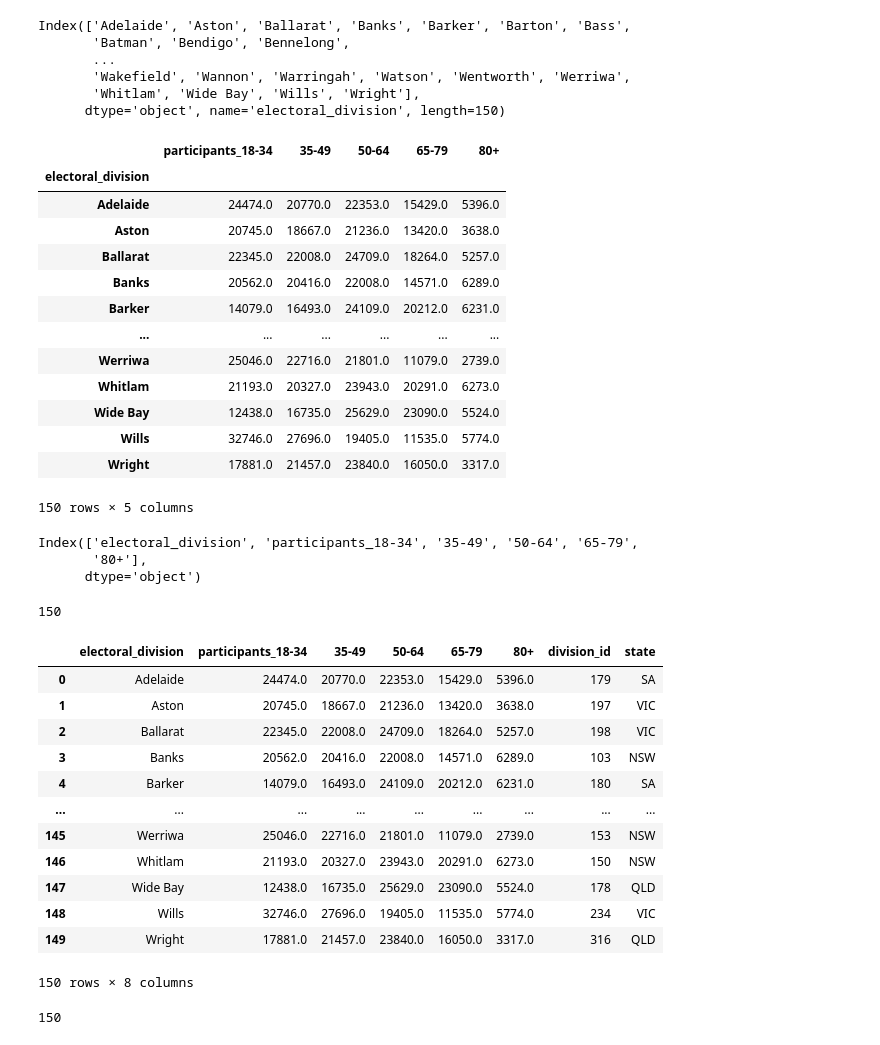
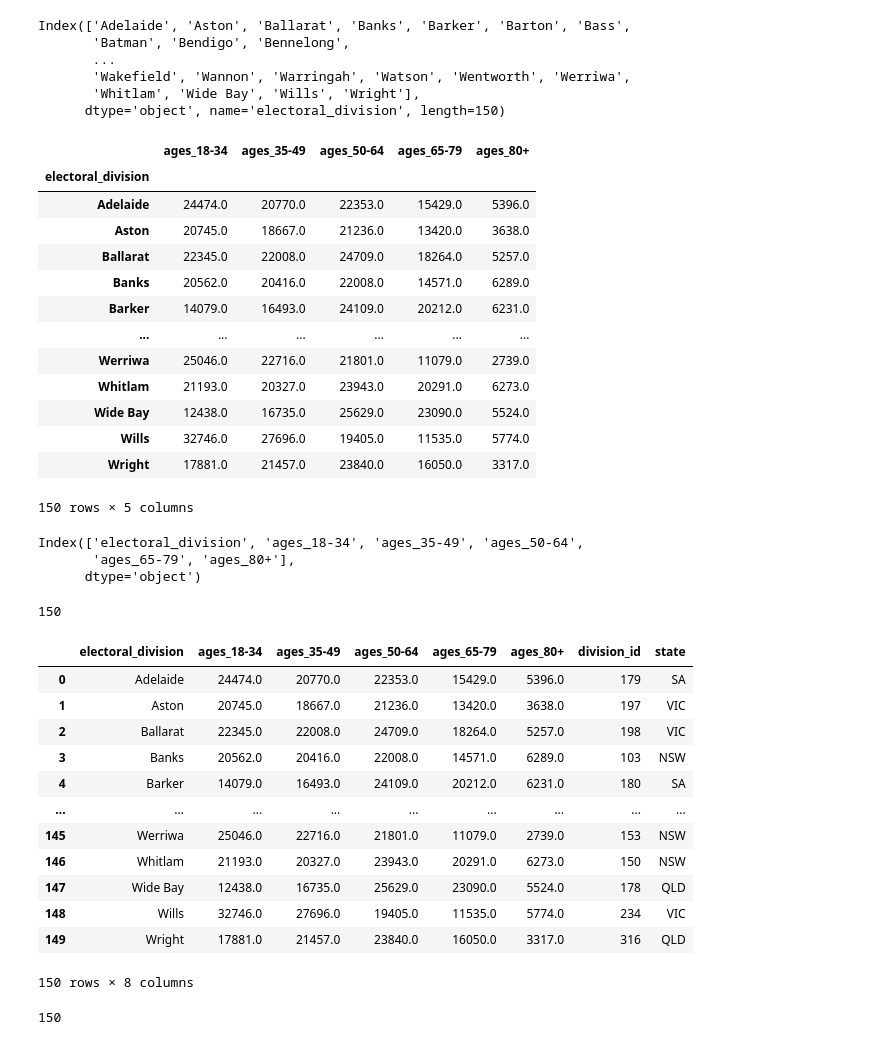
Before and after one commit to annewieggers/ETL-project, a Jupyter notebook: 07-extracting_transforming_marriage_postal_survey_by_age.ipynb, the cells around one changed output. Cells and saved outputs as stored; diff of their text form; code cells hidden in the pictures.

```diff
--- a/07-extracting_transforming_marriage_postal_survey_by_age.ipynb
+++ b/07-extracting_transforming_marriage_postal_survey_by_age.ipynb
@@ -212,10 +212,10 @@ Index(['Adelaide', 'Aston', 'Ballarat', 'Banks', 'Barker', 'Barton', 'Bass',
       dtype='object', name='electoral_division', length=150)
 # %%
 # renaming the columns
-participants_age.columns = ['participants_18-34', '35-49', '50-64', '65-79', '80+']
+participants_age.columns = ['ages_18-34', 'ages_35-49', 'ages_50-64', 'ages_65-79', 'ages_80+']
 participants_age
 # %% [output]
-|  | participants_18-34 | 35-49 | 50-64 | 65-79 | 80+ |
+|  | ages_18-34 | ages_35-49 | ages_50-64 | ages_65-79 | ages_80+ |
 | electoral_division |  |  |  |  |  |
 | Adelaide | 24474.0 | 20770.0 | 22353.0 | 15429.0 | 5396.0 |
 | Aston | 20745.0 | 18667.0 | 21236.0 | 13420.0 | 3638.0 |
@@ -234,8 +234,8 @@ participants_age
 participants_age = participants_age.reset_index(level=['electoral_division'])
 participants_age.columns
 # %% [output]
-Index(['electoral_division', 'participants_18-34', '35-49', '50-64', '65-79',
-       '80+'],
+Index(['electoral_division', 'ages_18-34', 'ages_35-49', 'ages_50-64',
+       'ages_65-79', 'ages_80+'],
       dtype='object')
 # %%
 # looking at the length of the dataframe before merging with division id
@@ -247,7 +247,7 @@ len(participants_age)
 combined_df = pd.merge(participants_age, id_df, how="outer", on="electoral_division")
 combined_df
 # %% [output]
-|  | electoral_division | participants_18-34 | 35-49 | 50-64 | 65-79 | 80+ | division_id | state |
+|  | electoral_division | ages_18-34 | ages_35-49 | ages_50-64 | ages_65-79 | ages_80+ | division_id | state |
 | 0 | Adelaide | 24474.0 | 20770.0 | 22353.0 | 15429.0 | 5396.0 | 179 | SA |
 | 1 | Aston | 20745.0 | 18667.0 | 21236.0 | 13420.0 | 3638.0 | 197 | VIC |
 | 2 | Ballarat | 22345.0 | 22008.0 | 24709.0 | 18264.0 | 5257.0 | 198 | VIC |
```
Also changed, not shown: parts of 5 cells of this notebook, 1 other file.
